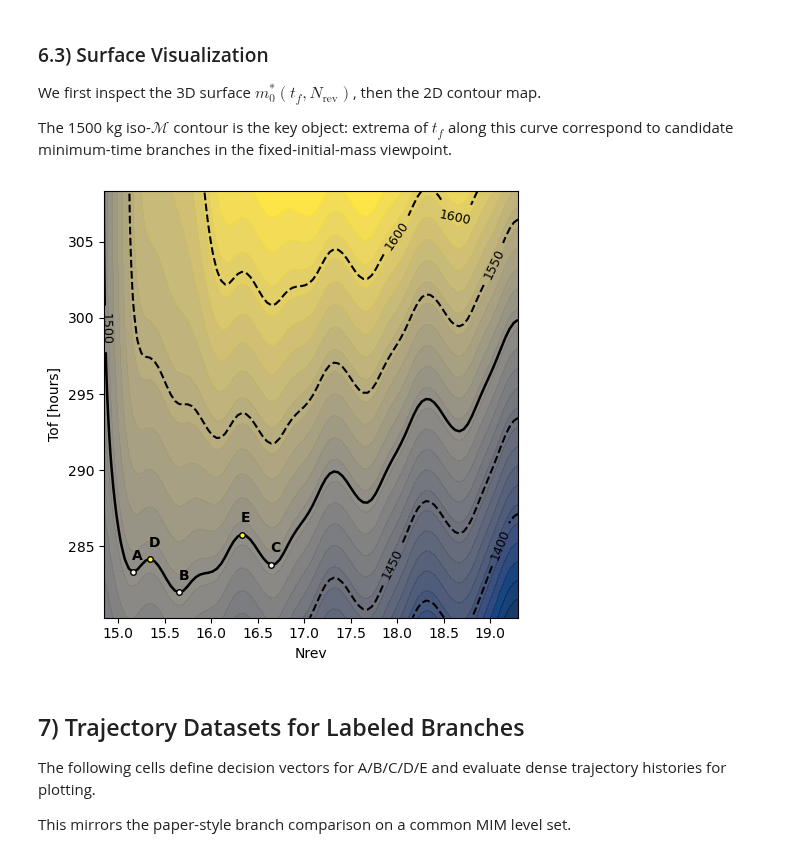
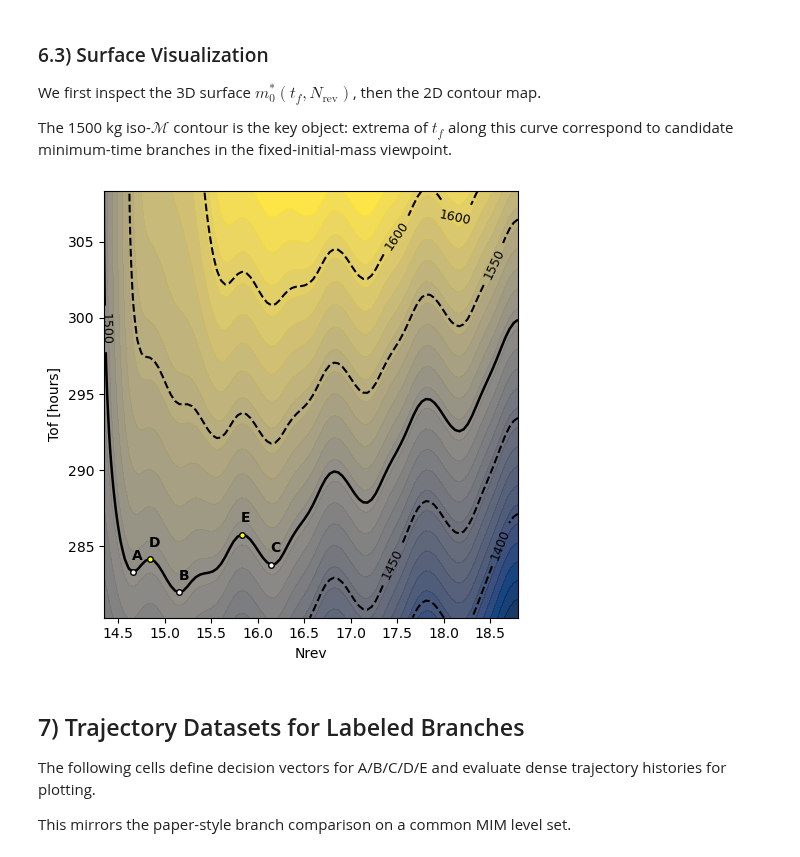
Before and after one commit to esa/pykep, a Jupyter notebook: doc/notebooks/maximum_initial_mass.ipynb, the cells around one changed output. Cells and saved outputs as stored; diff of their text form; code cells hidden in the pictures.

Commit message:
fix axis label

```diff
--- a/doc/notebooks/maximum_initial_mass.ipynb
+++ b/doc/notebooks/maximum_initial_mass.ipynb
@@ -515,7 +515,7 @@ Lf_grid, tf_grid, mim = pkl.load(open("data/mim_surface.pkl", "rb"))
 plt.figure(figsize=(6,7))
 ax = plt.subplot(111, projection='3d')
 
-X, Y = np.meshgrid(Lf_grid, tf_grid)   # both (2, 100)
+X, Y = np.meshgrid(Lf_grid-mee0[-1], tf_grid)   # both (2, 100)
 X = X/(2*np.pi)
 Y = Y*TIME*pk.SEC2DAY*24
 ax.plot_surface(X, Y, mim, cmap='viridis', alpha=0.7)
@@ -569,11 +569,11 @@ ax.clabel(cs_1500, cs_1500.levels, inline=True, fmt="%.0f", fontsize=9)
 # Set target points on the 1500 contour by x coordinate (Nrev) and label.
 # If two labels share the same x_target, points are chosen as distinct points on the contour.
 point_specs = [
-    {"label": "A", "x_target": 15.15},
-    {"label": "B", "x_target": 15.65},
-    {"label": "C", "x_target": 16.65},
-    {"label": "D", "x_target": 15.35},
-    {"label": "E", "x_target": 16.32},
+    {"label": "A", "x_target": 15.15-0.5},
+    {"label": "B", "x_target": 15.65-0.5},
+    {"label": "C", "x_target": 16.65-0.5},
+    {"label": "D", "x_target": 15.35-0.5},
+    {"label": "E", "x_target": 16.32-0.5},
 ]
 
 # Optional per-label text offsets for readability
@@ -604,34 +604,34 @@ used_points = []
 min_dist = 0.15
 
 for spec in point_specs:
     label = spec["label"]
     x_target = spec["x_target"]
 
     order = np.argsort(np.abs(pts_1500[:, 0] - x_target))
     chosen = None
     for idx in order:
         cand = pts_1500[idx]
         if all(np.linalg.norm(cand - up) > min_dist for up in used_points):
             chosen = cand
             break
 
     # Fallback in case all candidates are too close
     if chosen is None:
         chosen = pts_1500[order[0]]
 
     used_points.append(chosen)
     xv, yv = chosen
 
     point_color = highlight_point_color if label in highlight_labels else default_point_color
     ax.plot(xv, yv, marker="o", color=point_color, markeredgecolor="k", markersize=4, zorder=5)
     dx, dy = text_offsets.get(label, (0.03, 0.2))
     ax.text(xv + dx, yv + dy, label, fontsize=10, fontweight="bold", color="k")
 
 ax.set_xlabel("Nrev")
 ax.set_ylabel("Tof [hours]")
 plt.tight_layout()
 # %% [output]
-[figure, old version]
+[figure, new version]
 # %% [markdown]
 ## 7) Trajectory Datasets for Labeled Branches
 
```
Also changed, not shown: parts of 4 cells of this notebook.
